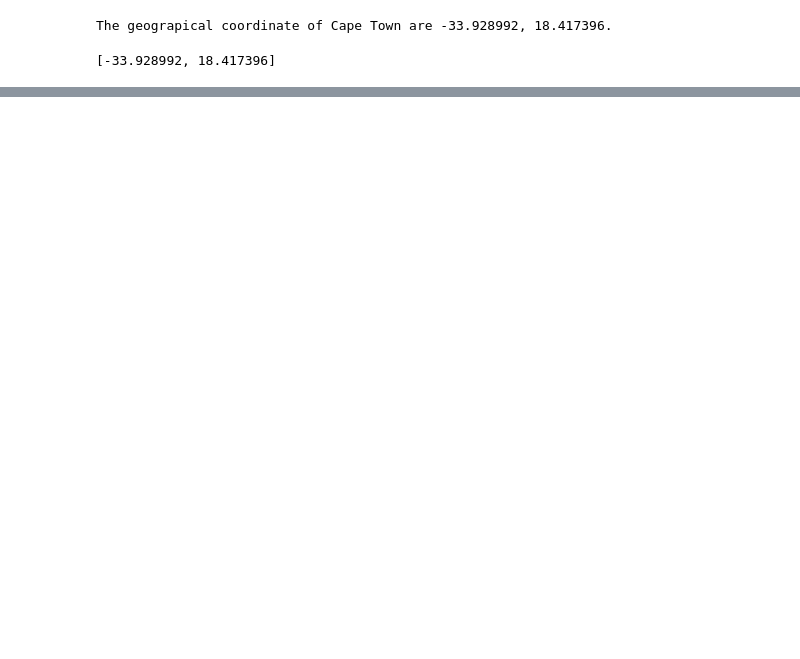
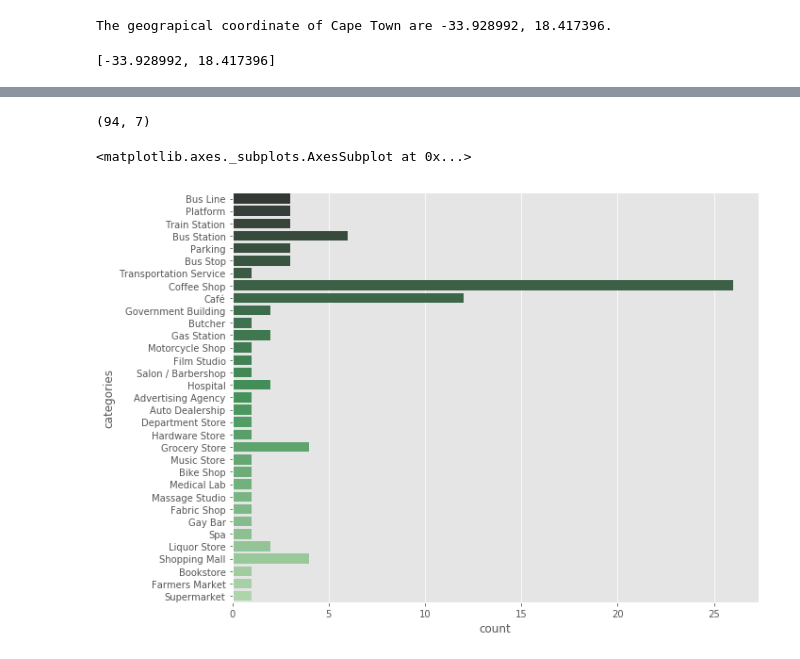
Before and after one commit to Amzy22/Coursera_Capstone, a Jupyter notebook: Final Capstone Project_test.ipynb, the cells around one changed output, grey strips where cells are left out. Saved outputs shown, nothing was run; the diff lists cells and outputs as text; code cells hidden in the pictures; blank space fills up the shorter version.

```diff
--- a/Final Capstone Project_test.ipynb
+++ b/Final Capstone Project_test.ipynb
@@ -421,0 +829,3 @@ if not loaded:
+# %%
+df_join = pd.merge(final_data, X, on='name', how='inner')
+df_join
@@ -421,0 +850,3 @@ if not loaded:
+# %%
+df_clean = df_join.loc[:, ['name', 'categories', 'categories_new_x', 'id', 'cluster_label', 'address','neighborhood']]
+df_clean
@@ -421,0 +875,3 @@ if not loaded:
+# %%
+cluster1 = df_clean.loc[df_join['cluster_label']==0]
+cluster1
@@ -421,0 +896,14 @@ if not loaded:
+# %%
+cluster1.shape
+# %% [output]
+(94, 7)
+# %%
+#Visualize the categories for Cluster 1
+
+fig_dims = (10, 8)
+fig, ax = plt.subplots(figsize=fig_dims)
+
+sns.countplot(y=cluster1['categories'], ax=ax, data=cluster1, palette="Greens_d")
+# %% [output]
+<matplotlib.axes._subplots.AxesSubplot at 0x...>
+[figure, added]
```
Also changed, not shown: parts of 96 cells of this notebook.
